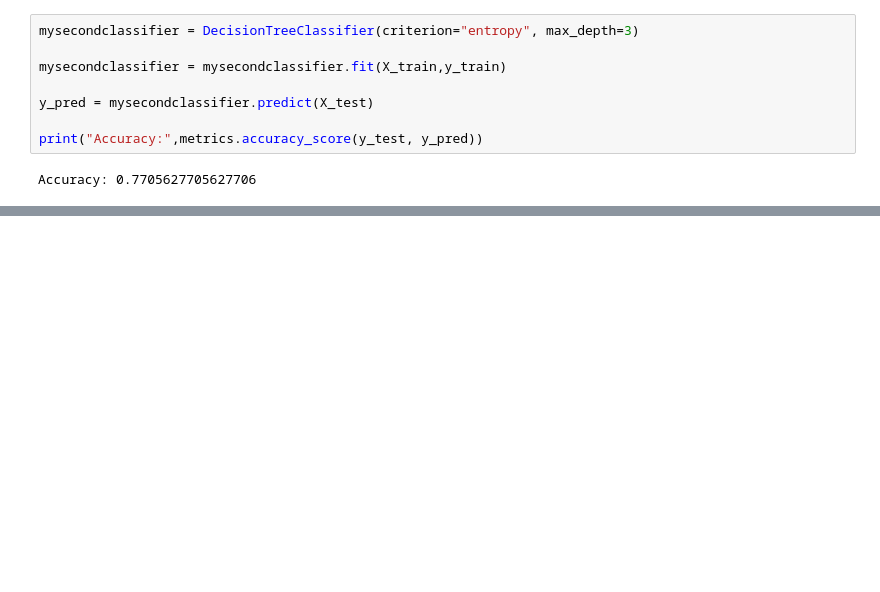
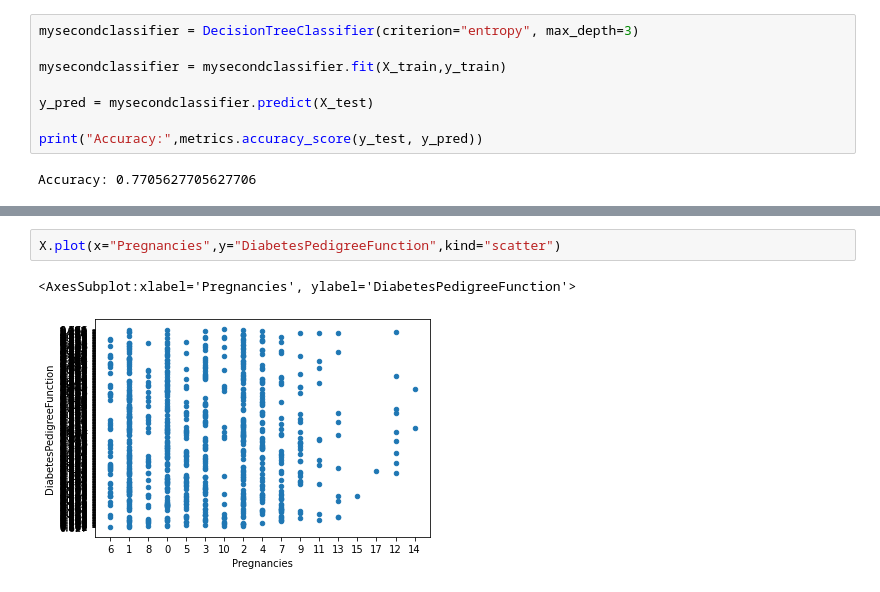
Before and after one commit to WrathTitan/pythonLearnings, a Jupyter notebook: notebooks/decisiontree.ipynb, the cells around one changed output, grey strips where cells are left out. Saved outputs shown, nothing was run; the diff lists cells and outputs as text; blank space fills up the shorter version.

```diff
--- a/notebooks/decisiontree.ipynb
+++ b/notebooks/decisiontree.ipynb
@@ -211,0 +274,5 @@ Accuracy: 0.7705627705627706
+# %%
+X.plot(x="Pregnancies",y="DiabetesPedigreeFunction",kind="scatter")
+# %% [output]
+<AxesSubplot:xlabel='Pregnancies', ylabel='DiabetesPedigreeFunction'>
+[figure, added]
```
Also changed, not shown: parts of 10 cells of this notebook, 7 other files.
